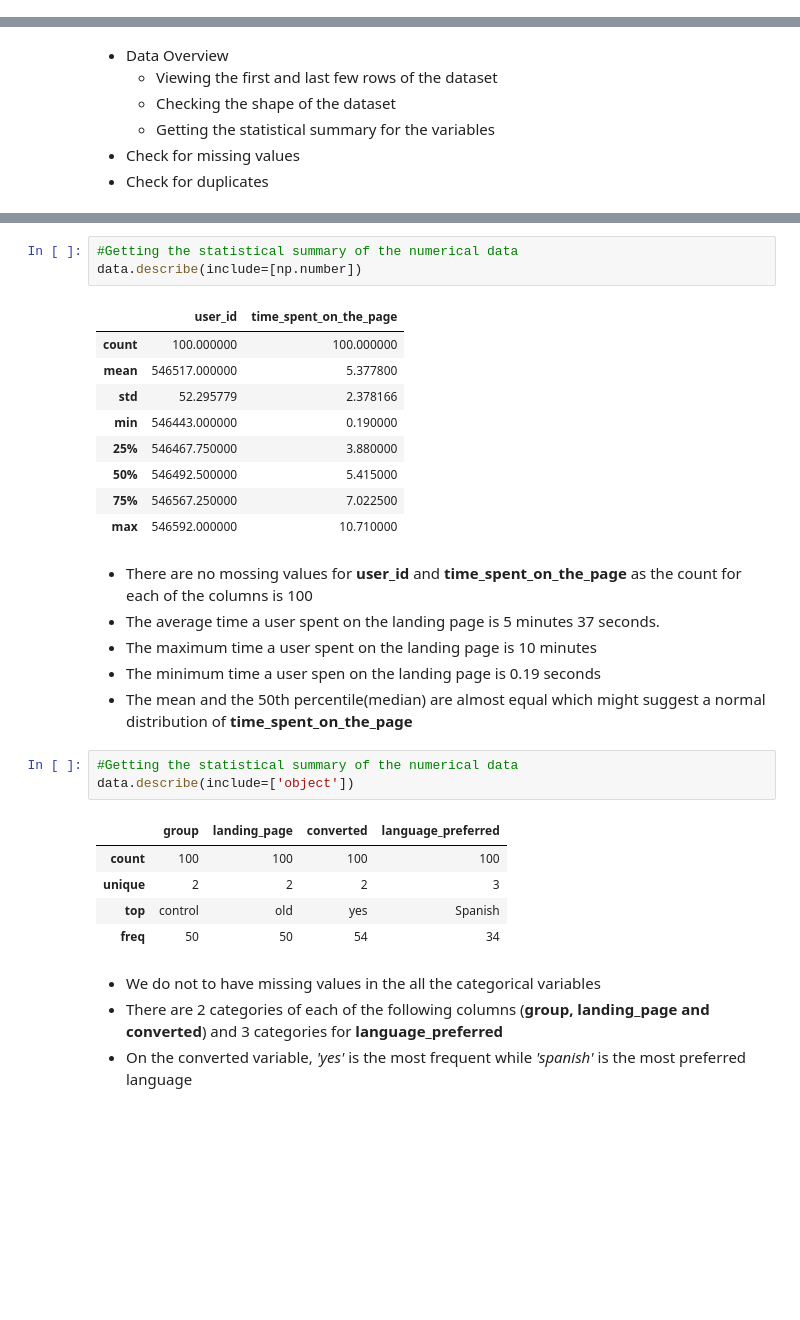
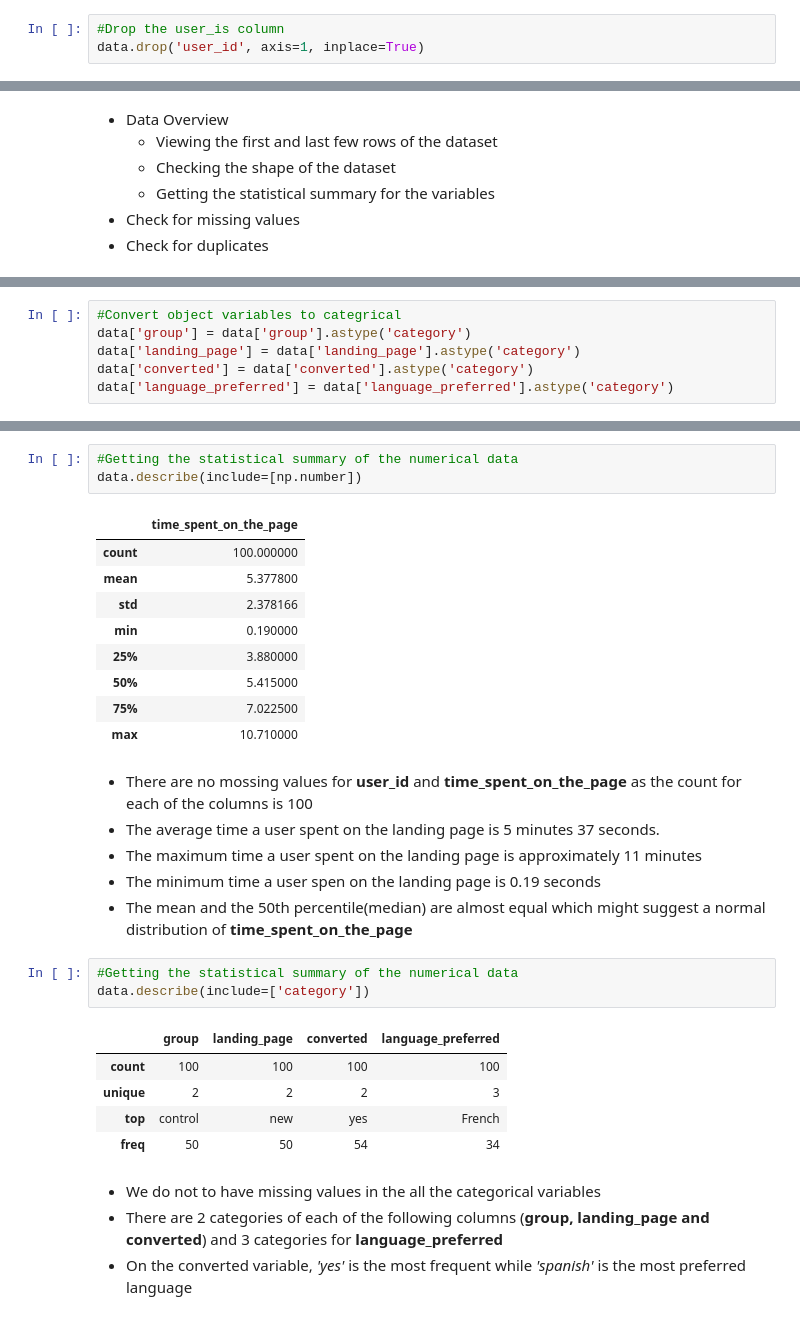
Before and after one commit to akatjizeu/Data-Science, a Jupyter notebook: deakin-bridging/business-stats/ENews_Express_Learner_Notebook_Full_Code.ipynb, the cells around one changed output, grey strips where cells are left out. Cells and saved outputs as stored; diff of their text form; blank space fills up the shorter version.

```diff
--- a/deakin-bridging/business-stats/ENews_Express_Learner_Notebook_Full_Code.ipynb
+++ b/deakin-bridging/business-stats/ENews_Express_Learner_Notebook_Full_Code.ipynb
@@ -41 +57,4 @@ data.head(10)
 * The **user_id** column is just an identifier it has no significant value in our problem resolution efforts, so we will drop it.
+# %%
+#Drop the user_is column
+data.drop('user_id', axis=1, inplace=True)
@@ -65,0 +102,6 @@ pd.concat([data.head(), data.tail()])
+# %%
+#Convert object variables to categrical
+data['group'] = data['group'].astype('category')
+data['landing_page'] = data['landing_page'].astype('category')
+data['converted'] = data['converted'].astype('category')
+data['language_preferred'] = data['language_preferred'].astype('category')
@@ -72,29 +129,29 @@ There are 100 rows and 6 columns in the dataset
 #Getting the statistical summary of the numerical data
 data.describe(include=[np.number])
 # %% [output]
-|  | user_id | time_spent_on_the_page |
-| count | 100.000000 | 100.000000 |
-| mean | 546517.000000 | 5.377800 |
-| std | 52.295779 | 2.378166 |
-| min | 546443.000000 | 0.190000 |
-| 25% | 546467.750000 | 3.880000 |
-| 50% | 546492.500000 | 5.415000 |
-| 75% | 546567.250000 | 7.022500 |
-| max | 546592.000000 | 10.710000 |
+|  | time_spent_on_the_page |
+| count | 100.000000 |
+| mean | 5.377800 |
+| std | 2.378166 |
+| min | 0.190000 |
+| 25% | 3.880000 |
+| 50% | 5.415000 |
+| 75% | 7.022500 |
+| max | 10.710000 |
 # %% [markdown]
 * There are no mossing values for **user_id** and **time_spent_on_the_page**  as the count for each of the columns is 100
 * The average time a user spent on the landing page is 5 minutes 37 seconds.
-* The maximum time a user spent on the landing page is 10 minutes
+* The maximum time a user spent on the landing page is approximately 11 minutes
 * The minimum time a user spen on the landing page is 0.19 seconds
 * The mean and the 50th percentile(median) are almost equal which might suggest a normal distribution of **time_spent_on_the_page**
 # %%
 #Getting the statistical summary of the numerical data
-data.describe(include=['object'])
+data.describe(include=['category'])
 # %% [output]
 |  | group | landing_page | converted | language_preferred |
 | count | 100 | 100 | 100 | 100 |
 | unique | 2 | 2 | 2 | 3 |
-| top | control | old | yes | Spanish |
+| top | control | new | yes | French |
 | freq | 50 | 50 | 54 | 34 |
 # %% [markdown]
 * We do not to have missing values in the all the categorical variables
```
Also changed, not shown: parts of 16 cells of this notebook.
